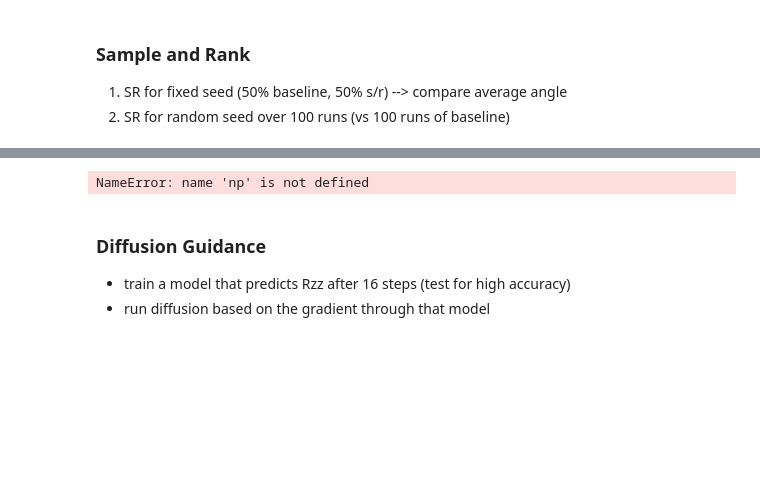
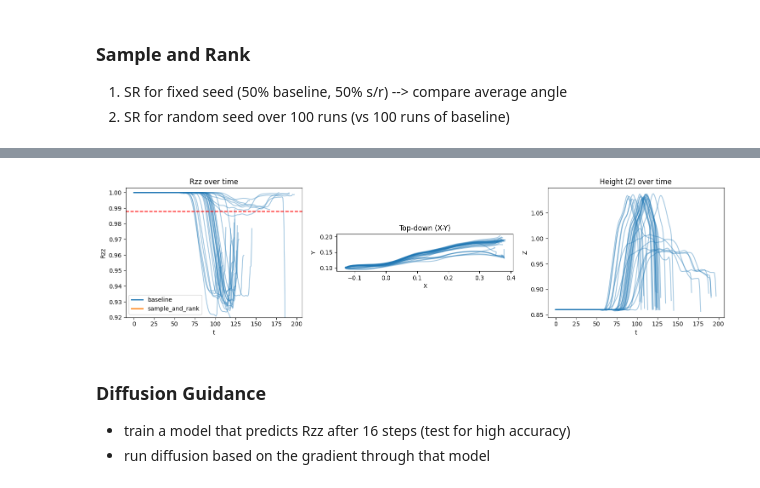
Before and after one commit to moritz-zoellner/guided-diffusion, a Jupyter notebook: experiments/analysis_can.ipynb, the cells around one changed output, grey strips where cells are left out. Drawn from its saved outputs; the diff is of its cells as text; code cells hidden in the pictures; blank space fills up the shorter version.

```diff
--- a/experiments/analysis_can.ipynb
+++ b/experiments/analysis_can.ipynb
@@ -251,6 +336,9 @@ colors = {
 fig, axes = plt.subplots(1, 3, figsize=(15, 4))
 
 for mode, stats_subset in grouped.items():
+    if mode != "baseline":
+        continue
+
     rzz, _, _, _, _, pos = get_metrics(
         stats_subset,
         start_eval=0,
@@ -270,35 +358,35 @@ for mode, stats_subset in grouped.items():
 
     # ---- 3) Z ----
     if pos is not None:
         for i in range(pos.shape[0]):
             axes[2].plot(pos[i,:,2], alpha=0.4, color=color)
 
 axes[0].axhline(thr, linestyle='--', color='red')
 axes[0].set_title("Rzz over time")
 axes[0].set_xlabel("t")
 axes[0].set_ylabel("Rzz")
-# axes[0].set_ylim([0.92,1.003])
+axes[0].set_ylim([0.92,1.003])
 
 axes[1].set_title("Top-down (X-Y)")
 axes[1].set_xlabel("X")
 axes[1].set_ylabel("Y")
 axes[1].set_aspect('equal')
 
 axes[2].set_title("Height (Z) over time")
 axes[2].set_xlabel("t")
 axes[2].set_ylabel("Z")
 
 # legend
 handles = [
     plt.Line2D([0], [0], color=colors[m], lw=2, label=m)
     for m in grouped.keys()
 ]
 axes[0].legend(handles=handles)
 
 plt.tight_layout()
 plt.show()
 # %% [output]
-NameError: name 'np' is not defined
+[figure, added]
 # %% [markdown]
 ### Diffusion Guidance
 - train a model that predicts Rzz after 16 steps (test for high accuracy)
```
Also changed, not shown: parts of 4 cells of this notebook, 7 other files.
